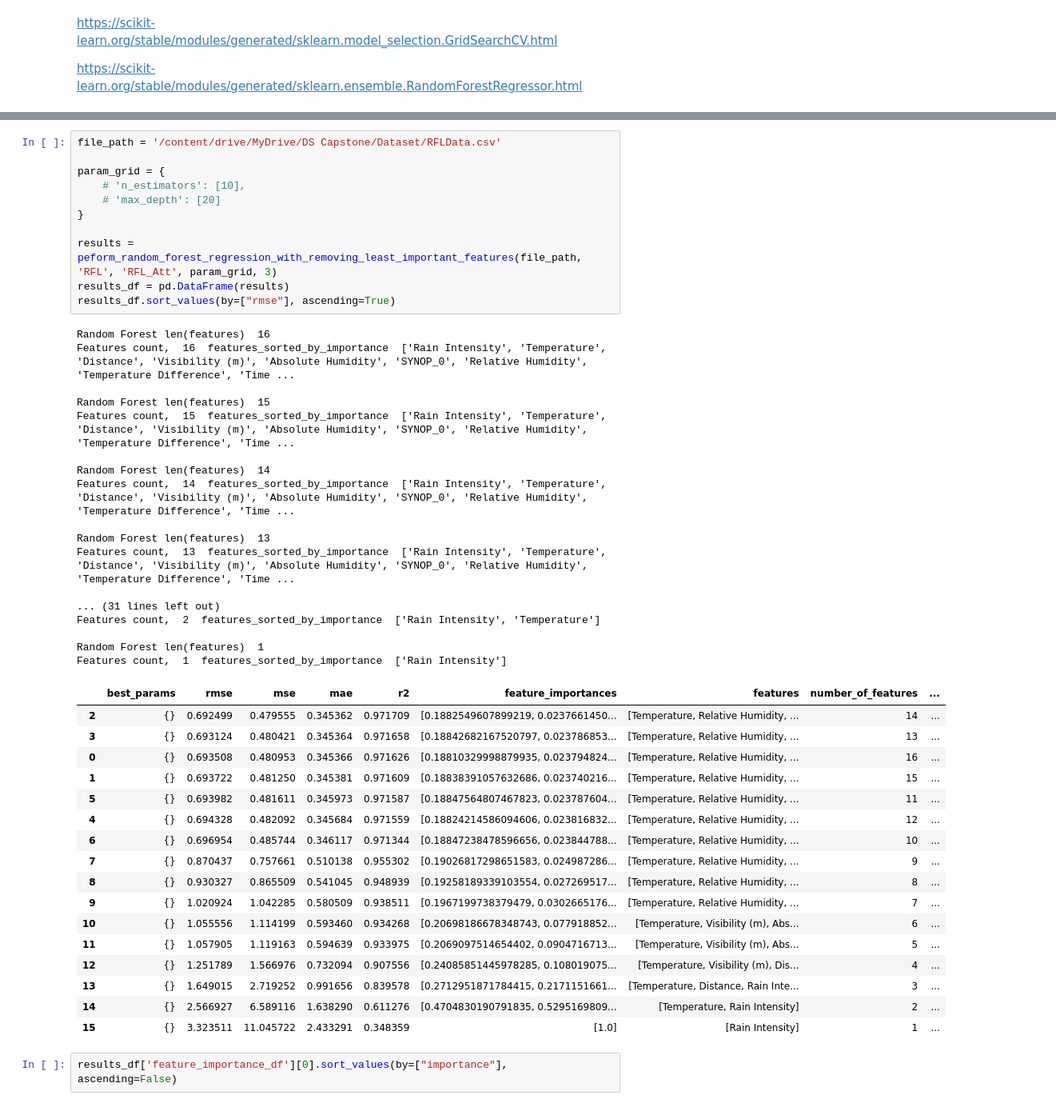
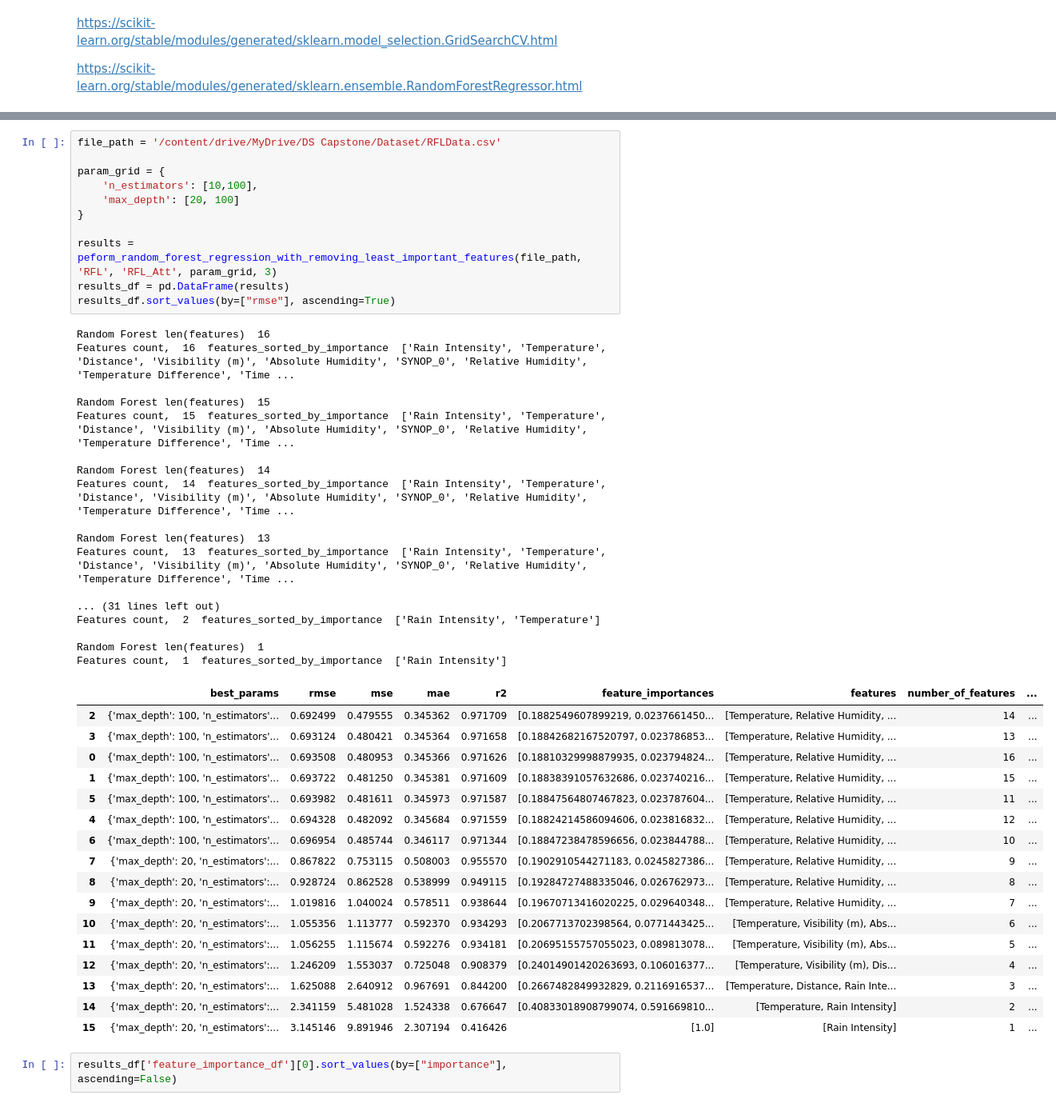
Before and after one commit to hoangthuha/researchproject, a Jupyter notebook: Data.ipynb, the cells around one changed output, grey strips where cells are left out. Shown at 80% size. Drawn from its saved outputs; the diff is of its cells as text.

```diff
--- a/Data.ipynb
+++ b/Data.ipynb
@@ -512,49 +352,49 @@ def peform_random_forest_regression_with_removing_least_important_features(file_
 # %%
 file_path = '/content/drive/MyDrive/DS Capstone/Dataset/RFLData.csv'
 
 param_grid = {
-    # 'n_estimators': [10],
-    # 'max_depth': [20]
+    'n_estimators': [10,100],
+    'max_depth': [20, 100]
 }
 
 results = peform_random_forest_regression_with_removing_least_important_features(file_path, 'RFL', 'RFL_Att', param_grid, 3)
 results_df = pd.DataFrame(results)
 results_df.sort_values(by=["rmse"], ascending=True)
 # %% [output]
 Random Forest len(features)  16
 Features count,  16  features_sorted_by_importance  ['Rain Intensity', 'Temperature', 'Distance', 'Visibility (m)', 'Absolute Humidity', 'SYNOP_0', 'Relative Humidity', 'Temperature Difference', 'Time ...
 
 Random Forest len(features)  15
 Features count,  15  features_sorted_by_importance  ['Rain Intensity', 'Temperature', 'Distance', 'Visibility (m)', 'Absolute Humidity', 'SYNOP_0', 'Relative Humidity', 'Temperature Difference', 'Time ...
 
 Random Forest len(features)  14
 Features count,  14  features_sorted_by_importance  ['Rain Intensity', 'Temperature', 'Distance', 'Visibility (m)', 'Absolute Humidity', 'SYNOP_0', 'Relative Humidity', 'Temperature Difference', 'Time ...
 
 Random Forest len(features)  13
 Features count,  13  features_sorted_by_importance  ['Rain Intensity', 'Temperature', 'Distance', 'Visibility (m)', 'Absolute Humidity', 'SYNOP_0', 'Relative Humidity', 'Temperature Difference', 'Time ...
 
 ... (31 lines left out)
 Features count,  2  features_sorted_by_importance  ['Rain Intensity', 'Temperature']
 
 Random Forest len(features)  1
 Features count,  1  features_sorted_by_importance  ['Rain Intensity']
 |  | best_params | rmse | mse | mae | r2 | feature_importances | features | number_of_features | ... |
-| 2 | {} | 0.692499 | 0.479555 | 0.345362 | 0.971709 | [0.1882549607899219, 0.0237661450... | [Temperature, Relative Humidity, ... | 14 | ... |
-| 3 | {} | 0.693124 | 0.480421 | 0.345364 | 0.971658 | [0.18842682167520797, 0.023786853... | [Temperature, Relative Humidity, ... | 13 | ... |
-| 0 | {} | 0.693508 | 0.480953 | 0.345366 | 0.971626 | [0.18810329998879935, 0.023794824... | [Temperature, Relative Humidity, ... | 16 | ... |
-| 1 | {} | 0.693722 | 0.481250 | 0.345381 | 0.971609 | [0.18838391057632686, 0.023740216... | [Temperature, Relative Humidity, ... | 15 | ... |
-| 5 | {} | 0.693982 | 0.481611 | 0.345973 | 0.971587 | [0.18847564807467823, 0.023787604... | [Temperature, Relative Humidity, ... | 11 | ... |
-| 4 | {} | 0.694328 | 0.482092 | 0.345684 | 0.971559 | [0.18824214586094606, 0.023816832... | [Temperature, Relative Humidity, ... | 12 | ... |
-| 6 | {} | 0.696954 | 0.485744 | 0.346117 | 0.971344 | [0.18847238478596656, 0.023844788... | [Temperature, Relative Humidity, ... | 10 | ... |
-| 7 | {} | 0.870437 | 0.757661 | 0.510138 | 0.955302 | [0.19026817298651583, 0.024987286... | [Temperature, Relative Humidity, ... | 9 | ... |
-| 8 | {} | 0.930327 | 0.865509 | 0.541045 | 0.948939 | [0.19258189339103554, 0.027269517... | [Temperature, Relative Humidity, ... | 8 | ... |
-| 9 | {} | 1.020924 | 1.042285 | 0.580509 | 0.938511 | [0.1967199738379479, 0.0302665176... | [Temperature, Relative Humidity, ... | 7 | ... |
-| 10 | {} | 1.055556 | 1.114199 | 0.593460 | 0.934268 | [0.20698186678348743, 0.077918852... | [Temperature, Visibility (m), Abs... | 6 | ... |
-| 11 | {} | 1.057905 | 1.119163 | 0.594639 | 0.933975 | [0.2069097514654402, 0.0904716713... | [Temperature, Visibility (m), Abs... | 5 | ... |
-| 12 | {} | 1.251789 | 1.566976 | 0.732094 | 0.907556 | [0.24085851445978285, 0.108019075... | [Temperature, Visibility (m), Dis... | 4 | ... |
-| 13 | {} | 1.649015 | 2.719252 | 0.991656 | 0.839578 | [0.2712951871784415, 0.2171151661... | [Temperature, Distance, Rain Inte... | 3 | ... |
-| 14 | {} | 2.566927 | 6.589116 | 1.638290 | 0.611276 | [0.4704830190791835, 0.5295169809... | [Temperature, Rain Intensity] | 2 | ... |
-| 15 | {} | 3.323511 | 11.045722 | 2.433291 | 0.348359 | [1.0] | [Rain Intensity] | 1 | ... |
+| 2 | {'max_depth': 100, 'n_estimators'... | 0.692499 | 0.479555 | 0.345362 | 0.971709 | [0.1882549607899219, 0.0237661450... | [Temperature, Relative Humidity, ... | 14 | ... |
+| 3 | {'max_depth': 100, 'n_estimators'... | 0.693124 | 0.480421 | 0.345364 | 0.971658 | [0.18842682167520797, 0.023786853... | [Temperature, Relative Humidity, ... | 13 | ... |
+| 0 | {'max_depth': 100, 'n_estimators'... | 0.693508 | 0.480953 | 0.345366 | 0.971626 | [0.18810329998879935, 0.023794824... | [Temperature, Relative Humidity, ... | 16 | ... |
+| 1 | {'max_depth': 100, 'n_estimators'... | 0.693722 | 0.481250 | 0.345381 | 0.971609 | [0.18838391057632686, 0.023740216... | [Temperature, Relative Humidity, ... | 15 | ... |
+| 5 | {'max_depth': 100, 'n_estimators'... | 0.693982 | 0.481611 | 0.345973 | 0.971587 | [0.18847564807467823, 0.023787604... | [Temperature, Relative Humidity, ... | 11 | ... |
+| 4 | {'max_depth': 100, 'n_estimators'... | 0.694328 | 0.482092 | 0.345684 | 0.971559 | [0.18824214586094606, 0.023816832... | [Temperature, Relative Humidity, ... | 12 | ... |
+| 6 | {'max_depth': 100, 'n_estimators'... | 0.696954 | 0.485744 | 0.346117 | 0.971344 | [0.18847238478596656, 0.023844788... | [Temperature, Relative Humidity, ... | 10 | ... |
+| 7 | {'max_depth': 20, 'n_estimators':... | 0.867822 | 0.753115 | 0.508003 | 0.955570 | [0.1902910544271183, 0.0245827386... | [Temperature, Relative Humidity, ... | 9 | ... |
+| 8 | {'max_depth': 20, 'n_estimators':... | 0.928724 | 0.862528 | 0.538999 | 0.949115 | [0.19284727488335046, 0.026762973... | [Temperature, Relative Humidity, ... | 8 | ... |
+| 9 | {'max_depth': 20, 'n_estimators':... | 1.019816 | 1.040024 | 0.578511 | 0.938644 | [0.19670713416020225, 0.029640348... | [Temperature, Relative Humidity, ... | 7 | ... |
+| 10 | {'max_depth': 20, 'n_estimators':... | 1.055356 | 1.113777 | 0.592370 | 0.934293 | [0.2067713702398564, 0.0771443425... | [Temperature, Visibility (m), Abs... | 6 | ... |
+| 11 | {'max_depth': 20, 'n_estimators':... | 1.056255 | 1.115674 | 0.592276 | 0.934181 | [0.20695155757055023, 0.089813078... | [Temperature, Visibility (m), Abs... | 5 | ... |
+| 12 | {'max_depth': 20, 'n_estimators':... | 1.246209 | 1.553037 | 0.725048 | 0.908379 | [0.24014901420263693, 0.106016377... | [Temperature, Visibility (m), Dis... | 4 | ... |
+| 13 | {'max_depth': 20, 'n_estimators':... | 1.625088 | 2.640912 | 0.967691 | 0.844200 | [0.2667482849932829, 0.2116916537... | [Temperature, Distance, Rain Inte... | 3 | ... |
+| 14 | {'max_depth': 20, 'n_estimators':... | 2.341159 | 5.481028 | 1.524338 | 0.676647 | [0.40833018908799074, 0.591669810... | [Temperature, Rain Intensity] | 2 | ... |
+| 15 | {'max_depth': 20, 'n_estimators':... | 3.145146 | 9.891946 | 2.307194 | 0.416426 | [1.0] | [Rain Intensity] | 1 | ... |
 # %%
 results_df['feature_importance_df'][0].sort_values(by=["importance"], ascending=False)
 # %% [output]
```
Also changed, not shown: parts of 54 cells of this notebook.
